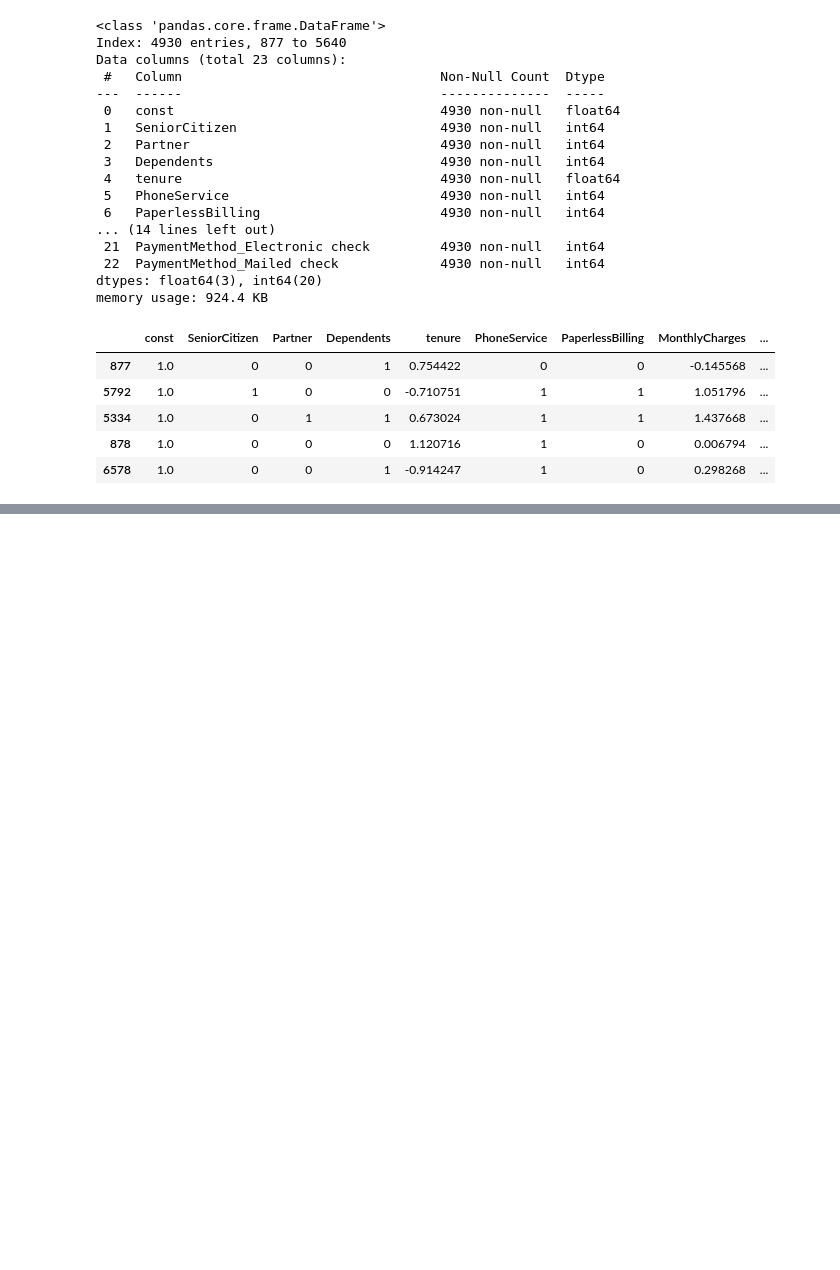
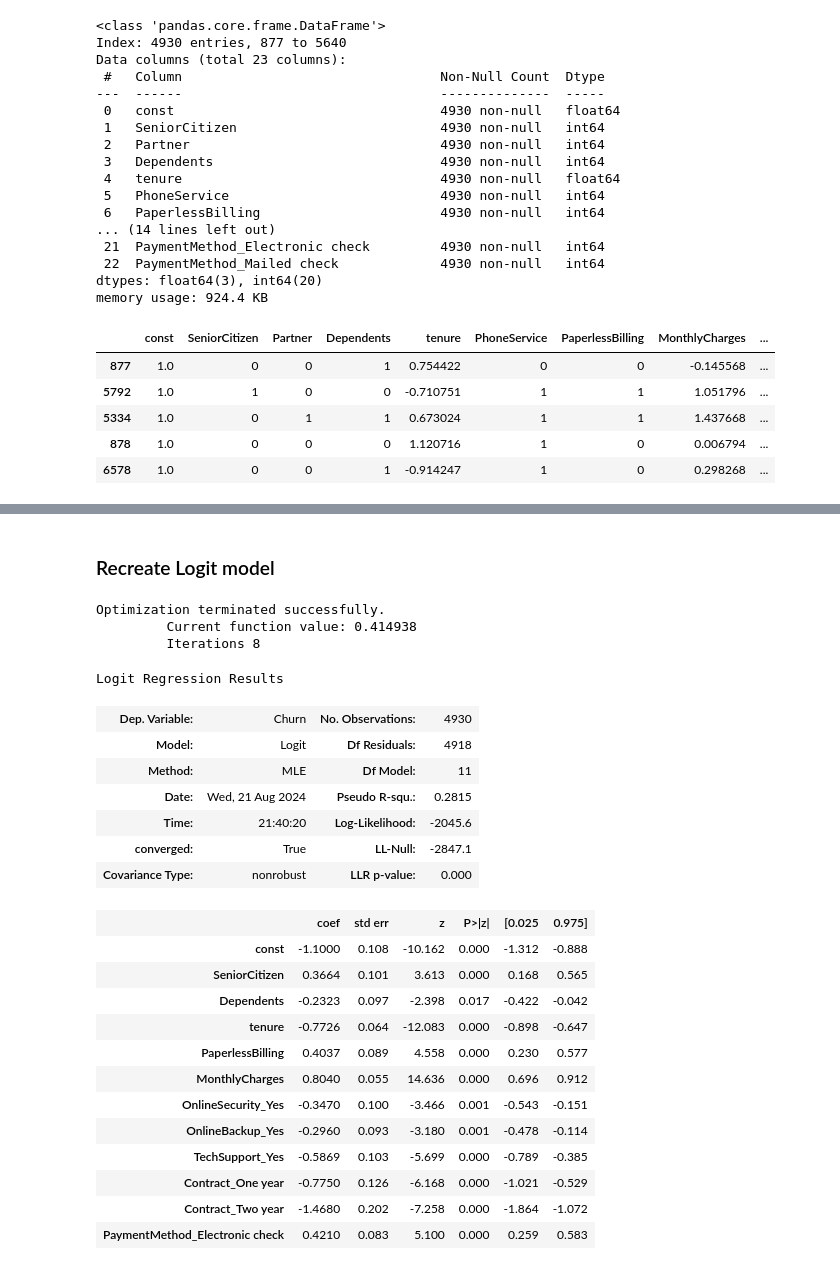
Before and after one commit to asa1997/CarPricePrediction, a Jupyter notebook: Telecom_Customer_Churn/Telecom_CustomerChurn.ipynb, the cells around one changed output, grey strips where cells are left out. Saved outputs shown, nothing was run; the diff lists cells and outputs as text; code cells hidden in the pictures; blank space fills up the shorter version.

```diff
--- a/Telecom_Customer_Churn/Telecom_CustomerChurn.ipynb
+++ b/Telecom_Customer_Churn/Telecom_CustomerChurn.ipynb
@@ -618,0 +647,37 @@ TypeError: 'Index' object is not callable
+# %%
+features_drop = ['Partner', 'PhoneService', 'gender_Male', 'MultipleLines_No phone service', 'MultipleLines_Yes', 'InternetService_No', 'DeviceProtection_Yes', 'StreamingTV_Yes', 'StreamingMovies_Yes', 'PaymentMethod_Credit card (automatic)', 'PaymentMethod_Mailed check']
+
+X_train_constant.drop(features_drop, axis=1, inplace=True)
+# %% [markdown]
+### Recreate Logit model
+# %%
+model = smd.Logit(y_train, X_train_constant)
+
+result = model.fit()
+
+result.summary()
+# %% [output]
+Optimization terminated successfully.
+         Current function value: 0.414938
+         Iterations 8
+Logit Regression Results
+| Dep. Variable: | Churn | No. Observations: | 4930 |
+| Model: | Logit | Df Residuals: | 4918 |
+| Method: | MLE | Df Model: | 11 |
+| Date: | Wed, 21 Aug 2024 | Pseudo R-squ.: | 0.2815 |
+| Time: | 21:40:20 | Log-Likelihood: | -2045.6 |
+| converged: | True | LL-Null: | -2847.1 |
+| Covariance Type: | nonrobust | LLR p-value: | 0.000 |
+|  | coef | std err | z | P>|z| | [0.025 | 0.975] |
+| const | -1.1000 | 0.108 | -10.162 | 0.000 | -1.312 | -0.888 |
+| SeniorCitizen | 0.3664 | 0.101 | 3.613 | 0.000 | 0.168 | 0.565 |
+| Dependents | -0.2323 | 0.097 | -2.398 | 0.017 | -0.422 | -0.042 |
+| tenure | -0.7726 | 0.064 | -12.083 | 0.000 | -0.898 | -0.647 |
+| PaperlessBilling | 0.4037 | 0.089 | 4.558 | 0.000 | 0.230 | 0.577 |
+| MonthlyCharges | 0.8040 | 0.055 | 14.636 | 0.000 | 0.696 | 0.912 |
+| OnlineSecurity_Yes | -0.3470 | 0.100 | -3.466 | 0.001 | -0.543 | -0.151 |
+| OnlineBackup_Yes | -0.2960 | 0.093 | -3.180 | 0.001 | -0.478 | -0.114 |
+| TechSupport_Yes | -0.5869 | 0.103 | -5.699 | 0.000 | -0.789 | -0.385 |
+| Contract_One year | -0.7750 | 0.126 | -6.168 | 0.000 | -1.021 | -0.529 |
+| Contract_Two year | -1.4680 | 0.202 | -7.258 | 0.000 | -1.864 | -1.072 |
+| PaymentMethod_Electronic check | 0.4210 | 0.083 | 5.100 | 0.000 | 0.259 | 0.583 |
```
Also changed, not shown: parts of 4 cells of this notebook.
